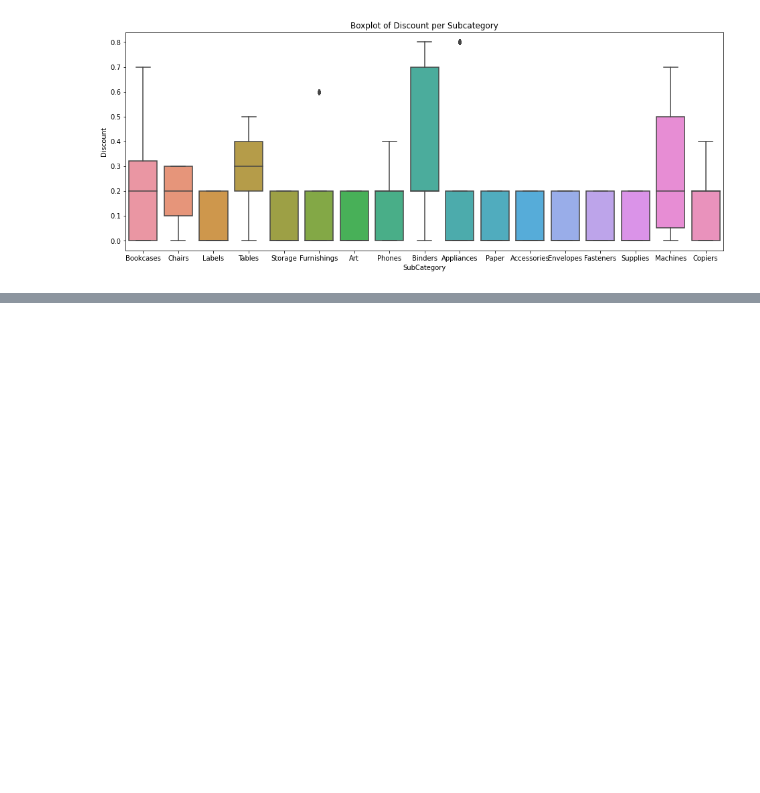
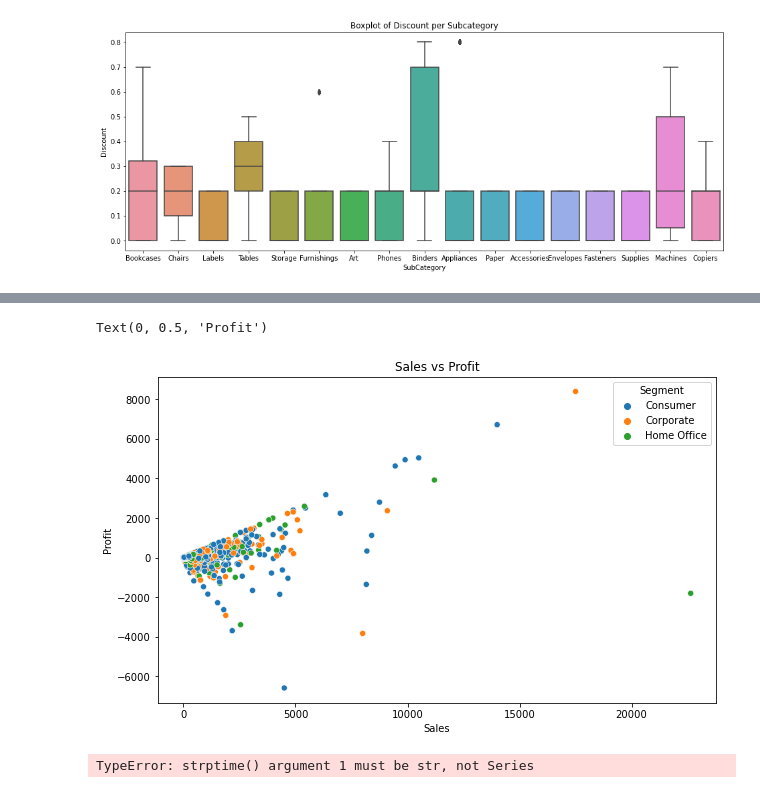
Before and after one commit to juiceHN/d2mpython, a Jupyter notebook: Python_Project.ipynb, the cells around one changed output, grey strips where cells are left out. Cells and saved outputs as stored; diff of their text form; code cells hidden in the pictures; blank space fills up the shorter version.

```diff
--- a/Python_Project.ipynb
+++ b/Python_Project.ipynb
@@ -228,0 +262,26 @@ Text(0.5, 1.0, 'Boxplot of Discount per Subcategory')
+# %%
+#Scatter plot of sales and profit per Segment
+plt.figure(figsize=(10,6))
+chart=sb.scatterplot(data=fhand, x='Sales',y='Profit',hue='Segment')
+chart.set_title('Sales vs Profit')
+chart.set_xlabel('Sales')
+chart.set_ylabel('Profit')
+# %% [output]
+Text(0, 0.5, 'Profit')
+[figure, added]
+# %%
+#How many days between Order Date and Ship Date
+from datetime import datetime
+
+fhand['Order Date'] = pd.to_datetime(fhand['Order Date'])
+fhand['Ship Date'] = pd.to_datetime(fhand['Ship Date'])
+
+fhand['Order Date'] = datetime.strptime(fhand['Order Date'], "%Y-%m-%d")
+fhand['Ship Date'] = datetime.strptime(fhand['Ship Date'], "%Y-%m-%d")
+
+d1=fhand['Order Date']
+d2=fhand['Ship Date']
+
+return abs((d1-d2).days)
+# %% [output]
+TypeError: strptime() argument 1 must be str, not Series
```
Also changed, not shown: parts of 7 cells of this notebook.
